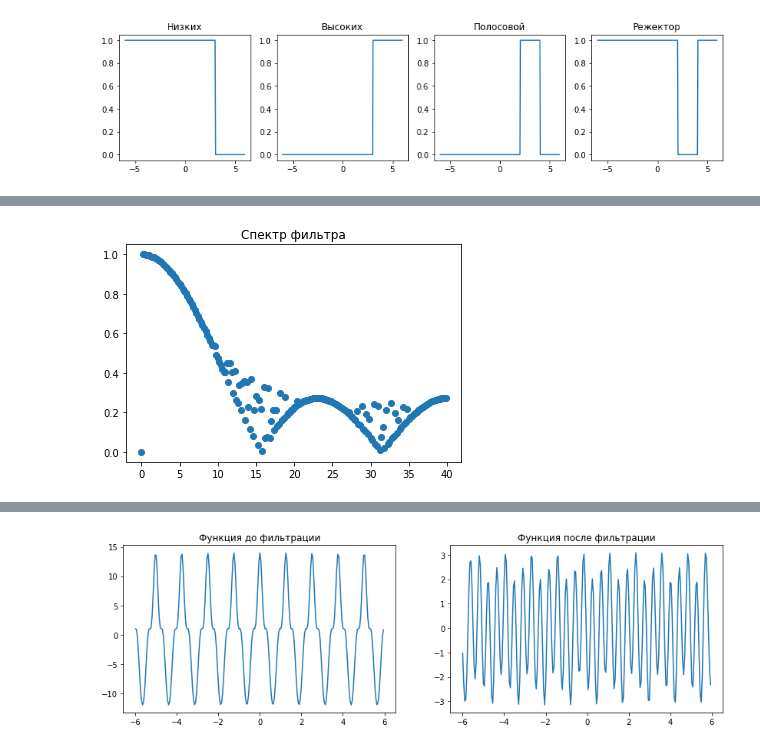
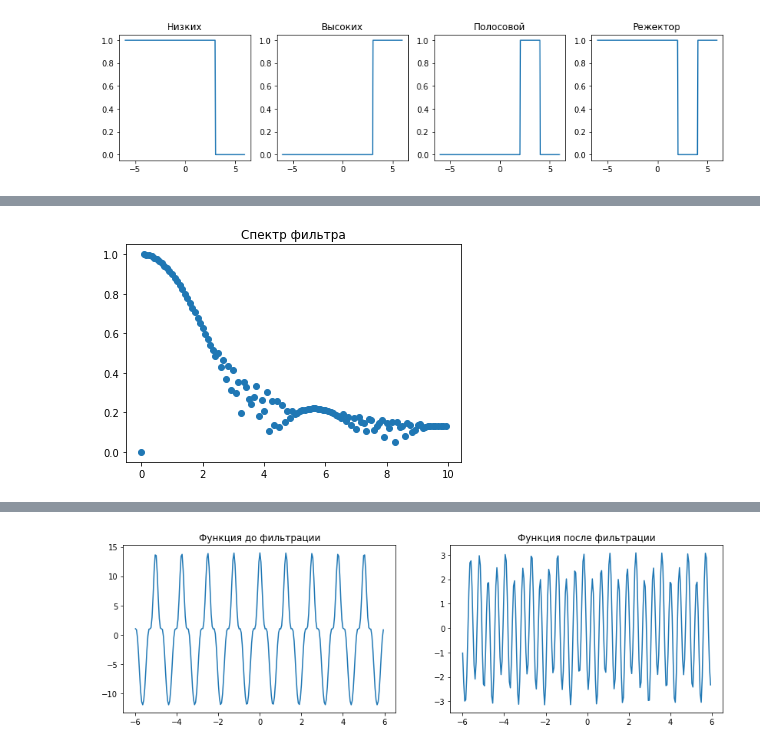
Before and after one commit to BearingBall/methods-of-signal-proccessing, a Jupyter notebook: task3.ipynb, the cells around one changed output, grey strips where cells are left out. Cells and saved outputs as stored; diff of their text form; code cells hidden in the pictures.

```diff
--- a/task3.ipynb
+++ b/task3.ipynb
@@ -148,7 +144,15 @@ drawSlidering(x, testFunc1(x), 3)
-# %%
-achhSimple(2)
-# %% [output]
-[figure, removed]
+# %%
+def achhSimple(N):
+    arg = np.arange(-20,20,0.1)
+    graph = np.zeros(len(w))
+    for i in range(len(w)):
+        graph[i] = np.max(slideringMean(np.sin(w[i]*arg), N))
+    plt.title("Спектр фильтра")
+    plt.scatter(w[:len(w)//2], graph[:len(w)//2])
+
+achhSimple(8)
+# %% [output]
+[figure, added]
 # %%
 funcFiltr(x, testFunc1(x), fLowFreqRaw(w,3))
 # %% [output]
```
Also changed, not shown: parts of 7 cells of this notebook, 2 other files.
